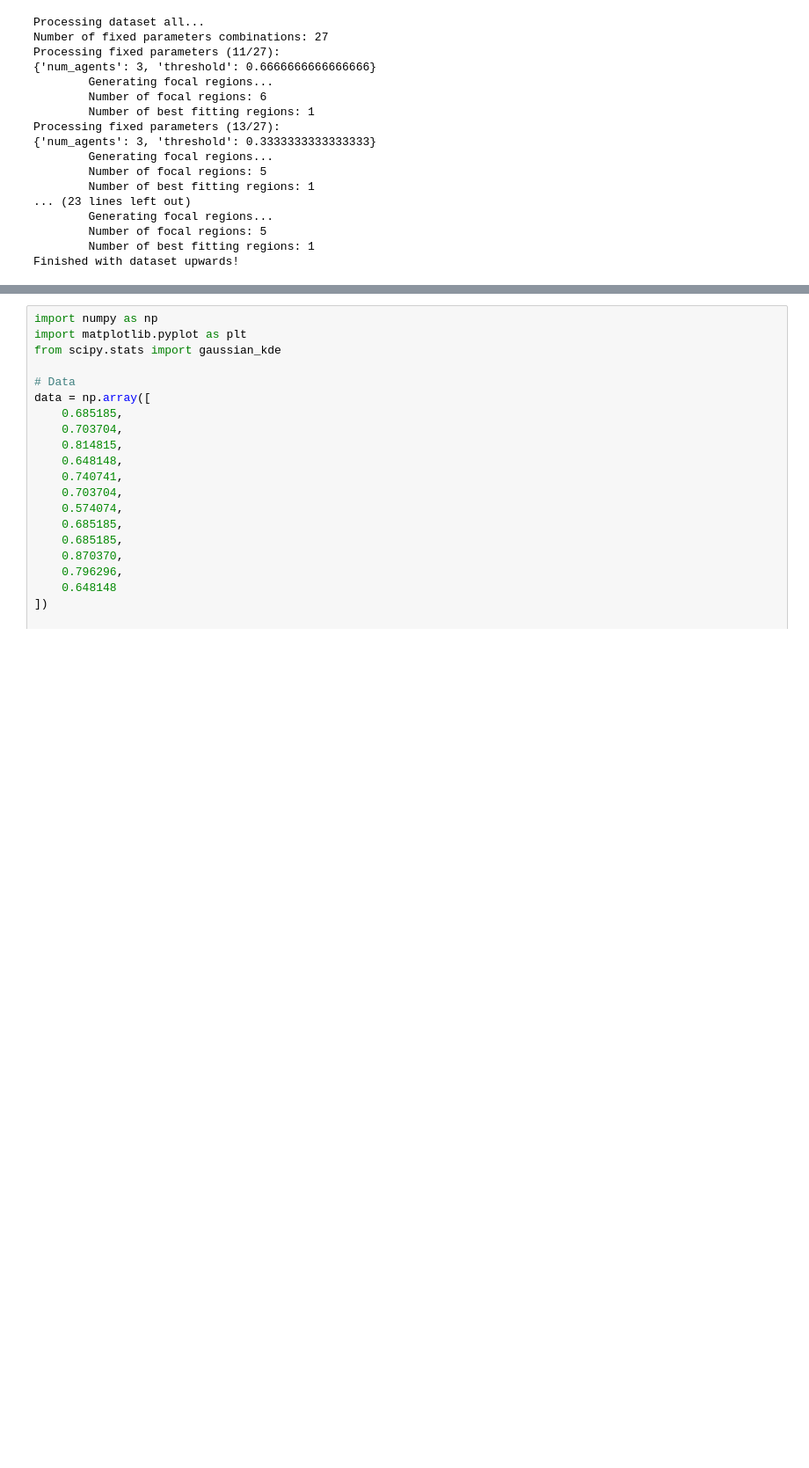
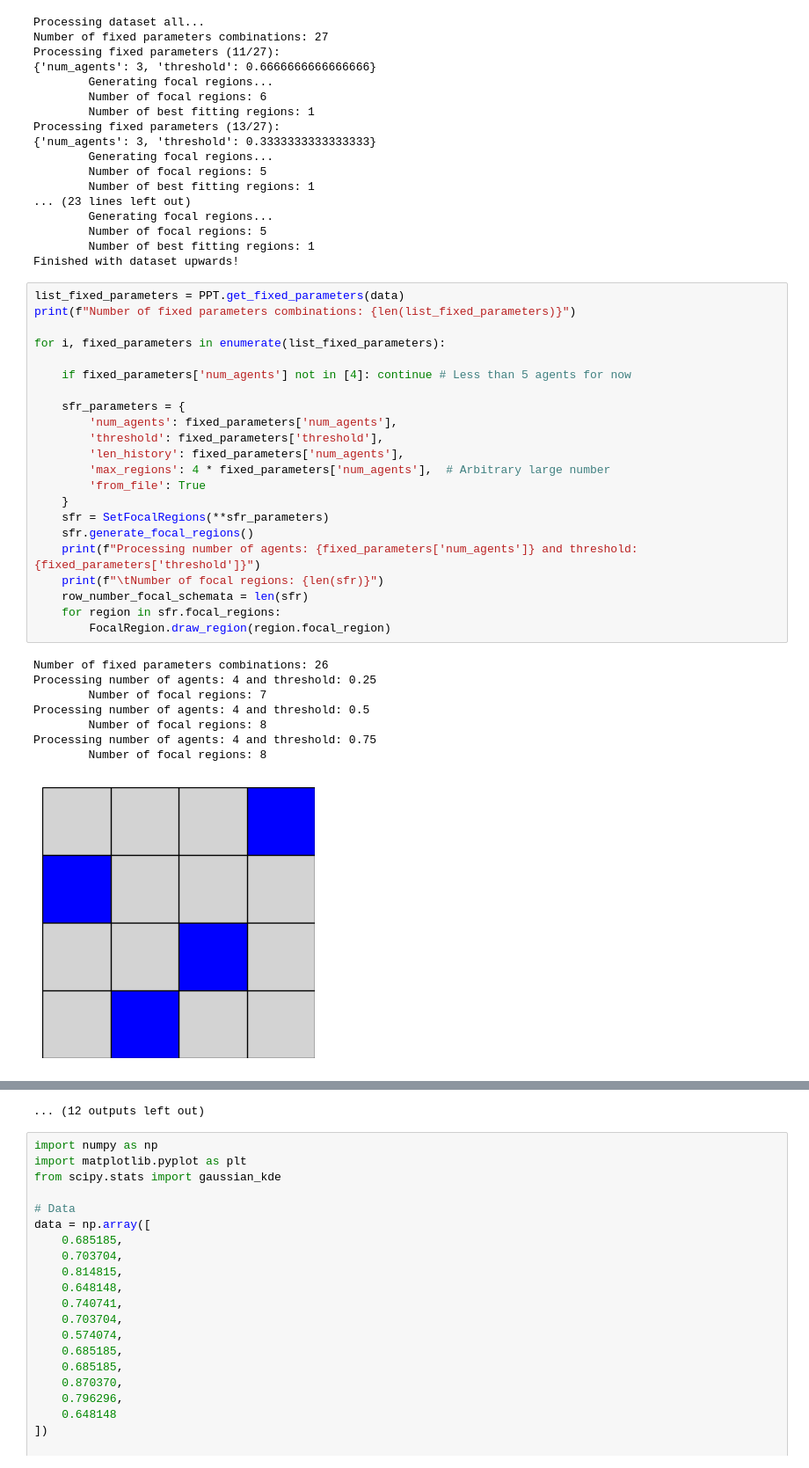
Before and after one commit to EAndrade-Lotero/Cognitive_Models_El_Farol_Bar_Problem, a Jupyter notebook: Notebooks/get_focal_schemas_from_data.ipynb, the cells around one changed output, grey strips where cells are left out. Shown at 88% size. Drawn from its saved outputs; the diff is of its cells as text; blank space fills up the shorter version.

```diff
--- a/Notebooks/get_focal_schemas_from_data.ipynb
+++ b/Notebooks/get_focal_schemas_from_data.ipynb
@@ -156,3 +156,34 @@ Processing fixed parameters (13/27):
         Number of focal regions: 5
         Number of best fitting regions: 1
 Finished with dataset upwards!
+# %%
+list_fixed_parameters = PPT.get_fixed_parameters(data)
+print(f"Number of fixed parameters combinations: {len(list_fixed_parameters)}")
+
+for i, fixed_parameters in enumerate(list_fixed_parameters):
+
+    if fixed_parameters['num_agents'] not in [4]: continue # Less than 5 agents for now
+
+    sfr_parameters = {
+        'num_agents': fixed_parameters['num_agents'],
+        'threshold': fixed_parameters['threshold'],
+        'len_history': fixed_parameters['num_agents'],
+        'max_regions': 4 * fixed_parameters['num_agents'],  # Arbitrary large number
+        'from_file': True
+    }
+    sfr = SetFocalRegions(**sfr_parameters)
+    sfr.generate_focal_regions()
+    print(f"Processing number of agents: {fixed_parameters['num_agents']} and threshold: {fixed_parameters['threshold']}")
+    print(f"\tNumber of focal regions: {len(sfr)}")
+    row_number_focal_schemata = len(sfr)
+    for region in sfr.focal_regions:
+        FocalRegion.draw_region(region.focal_region)
+# %% [output]
+Number of fixed parameters combinations: 26
+Processing number of agents: 4 and threshold: 0.25
+        Number of focal regions: 7
+Processing number of agents: 4 and threshold: 0.5
+        Number of focal regions: 8
+Processing number of agents: 4 and threshold: 0.75
+        Number of focal regions: 8
+[figure, added]
@@ -159,3 +200,4 @@ Finished with dataset upwards!
+... (12 outputs left out)
 # %%
 import numpy as np
 import matplotlib.pyplot as plt
```
Also changed, not shown: parts of 1 cell of this notebook, 9 other files.
